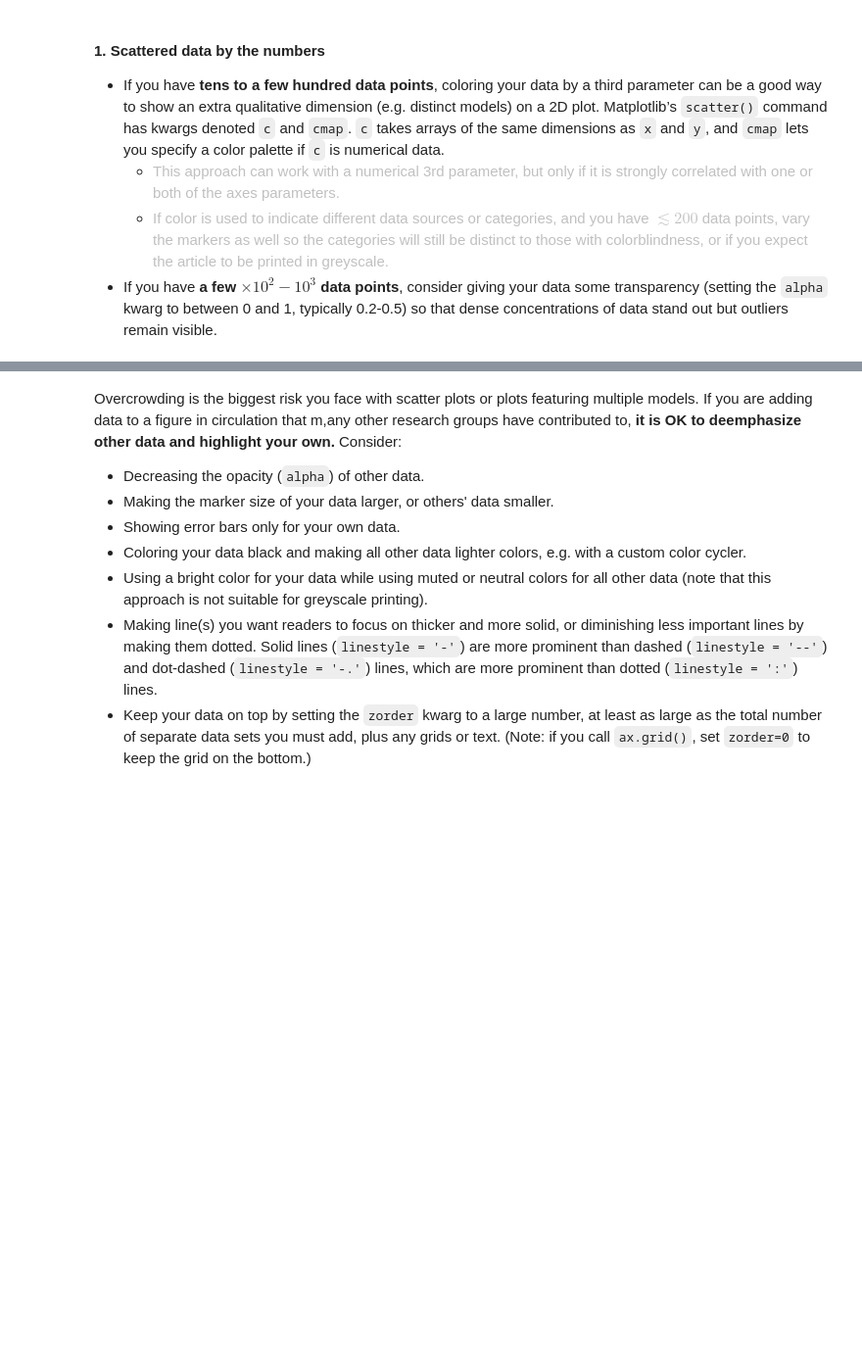
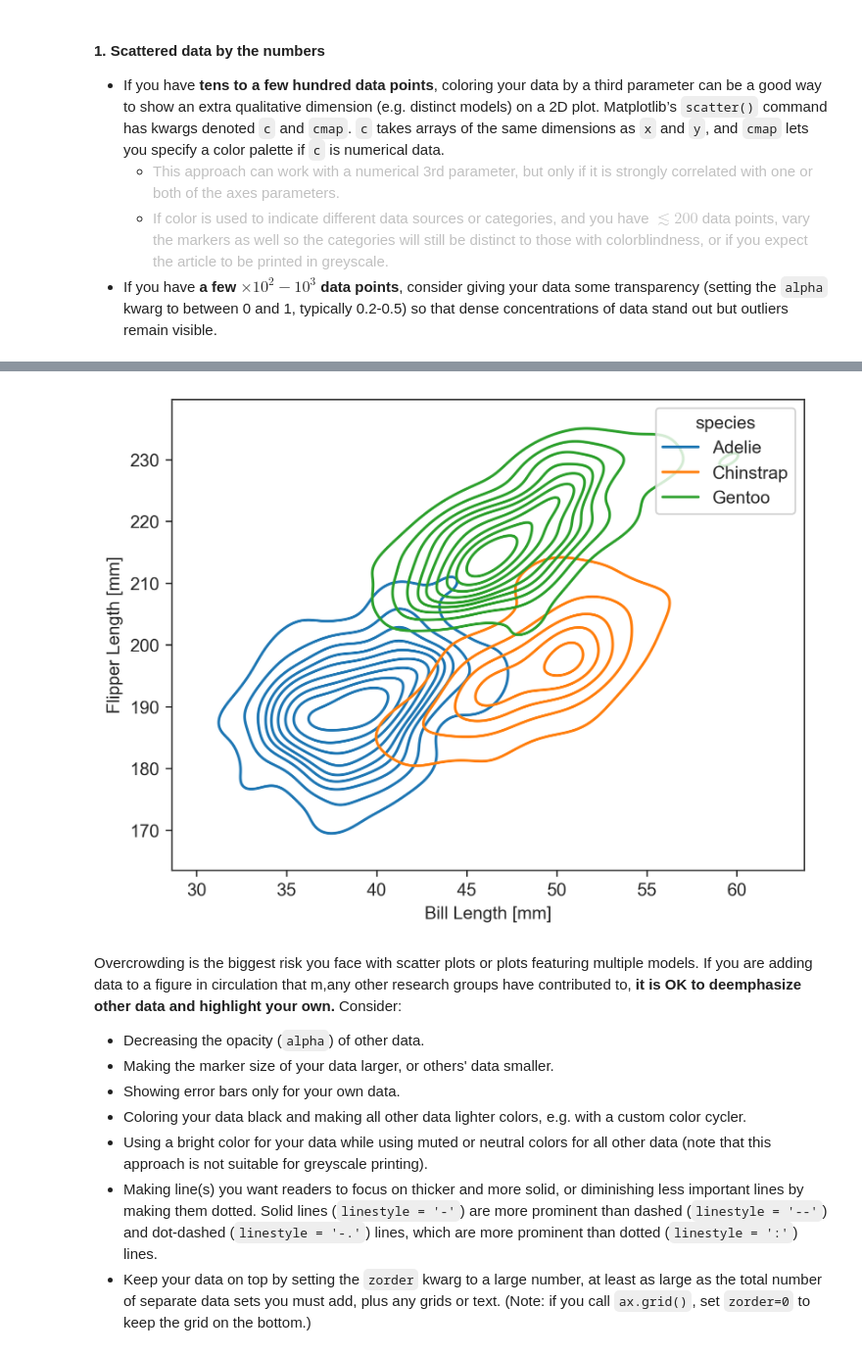
Before and after one commit to rlpitts/Matplotlib4Publication, a Jupyter notebook: MatplotlibTraining.ipynb, the cells around one changed output, grey strips where cells are left out. Shown at 98% size. Cells and saved outputs as stored; diff of their text form; code cells hidden in the pictures; blank space fills up the shorter version.

```diff
--- a/MatplotlibTraining.ipynb
+++ b/MatplotlibTraining.ipynb
@@ -532,0 +543,14 @@ The most appropriate approach to rendering observational data on a scatter or de
+# %%
+#let's go back to the penguins data set & plot bill length vs flipper
+# length for each species as a series of overlapping contours.
+#Here's the easy way, with Seaborn:
+plt.figure(dpi=300)
+sb.set_style('ticks')
+sb.kdeplot(penguins,x='bill_length_mm',y='flipper_length_mm',hue='species')
+#This command also has log-scale kwargs for log binning
+plt.xlabel('Bill Length [mm]')
+plt.ylabel('Flipper Length [mm]')
+#you can override the axes labels if there's only 1 set or you know which axes are which on a grid
+plt.show()
+# %% [output]
+[figure, added]
```
Also changed, not shown: parts of 11 cells of this notebook.
